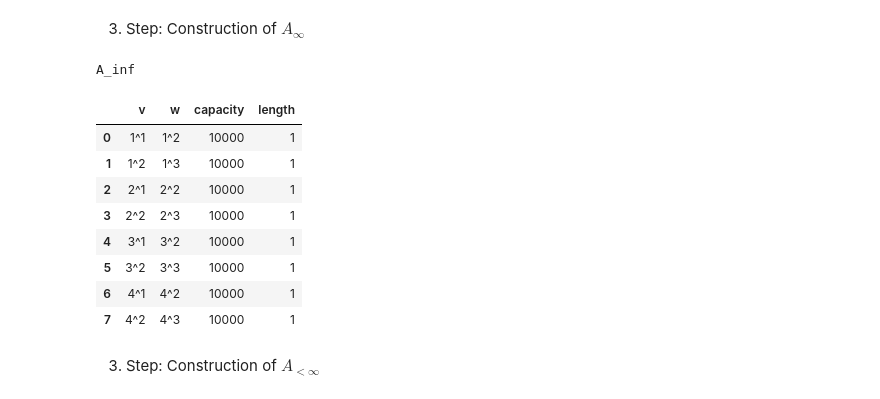
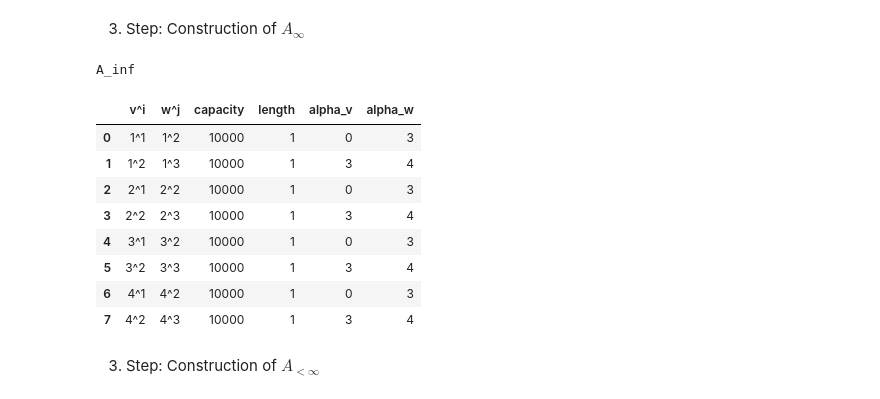
Before and after one commit to Flosecco/transshipments_over_time, a Jupyter notebook: test_notebook_index.ipynb, the cells around one changed output. Drawn from its saved outputs; the diff is of its cells as text; code cells hidden in the pictures.

Commit message:
Index Version V.1

```diff
--- a/test_notebook_index.ipynb
+++ b/test_notebook_index.ipynb
@@ -87,26 +90,20 @@ index_to_alpha = dict(enumerate(time_points, start=1))
 # %%
 nodes = list(set([node for arc in arcs for node in arc]))
 nodes_T_tilde = [f'{node}^{t}' for node, t in itertools.product(nodes, index_to_alpha.keys())]
 #print(nodes_T_tilde)
-A_inf, capacities_inf, lengths_inf = create_A_inf(nodes, index_to_alpha)
-df_inf = pd.DataFrame({
-    'v': [arc[0] for arc in A_inf],
-    'w': [arc[1] for arc in A_inf],
-    'capacity': [capacities_inf[arc] for arc in A_inf],
-    'length': [lengths_inf[arc] for arc in A_inf]
-})
+df_inf = create_A_inf(nodes, index_to_alpha)
 print('A_inf')
 df_inf
 # %% [output]
 A_inf
-|  | v | w | capacity | length |
-| 0 | 1^1 | 1^2 | 10000 | 1 |
-| 1 | 1^2 | 1^3 | 10000 | 1 |
-| 2 | 2^1 | 2^2 | 10000 | 1 |
-| 3 | 2^2 | 2^3 | 10000 | 1 |
-| 4 | 3^1 | 3^2 | 10000 | 1 |
-| 5 | 3^2 | 3^3 | 10000 | 1 |
-| 6 | 4^1 | 4^2 | 10000 | 1 |
-| 7 | 4^2 | 4^3 | 10000 | 1 |
+|  | v^i | w^j | capacity | length | alpha_v | alpha_w |
+| 0 | 1^1 | 1^2 | 10000 | 1 | 0 | 3 |
+| 1 | 1^2 | 1^3 | 10000 | 1 | 3 | 4 |
+| 2 | 2^1 | 2^2 | 10000 | 1 | 0 | 3 |
+| 3 | 2^2 | 2^3 | 10000 | 1 | 3 | 4 |
+| 4 | 3^1 | 3^2 | 10000 | 1 | 0 | 3 |
+| 5 | 3^2 | 3^3 | 10000 | 1 | 3 | 4 |
+| 6 | 4^1 | 4^2 | 10000 | 1 | 0 | 3 |
+| 7 | 4^2 | 4^3 | 10000 | 1 | 3 | 4 |
 # %% [markdown]
 3. Step: Construction of $A_{<\infty}$
```
Also changed, not shown: parts of 17 cells of this notebook, 2 other files.
